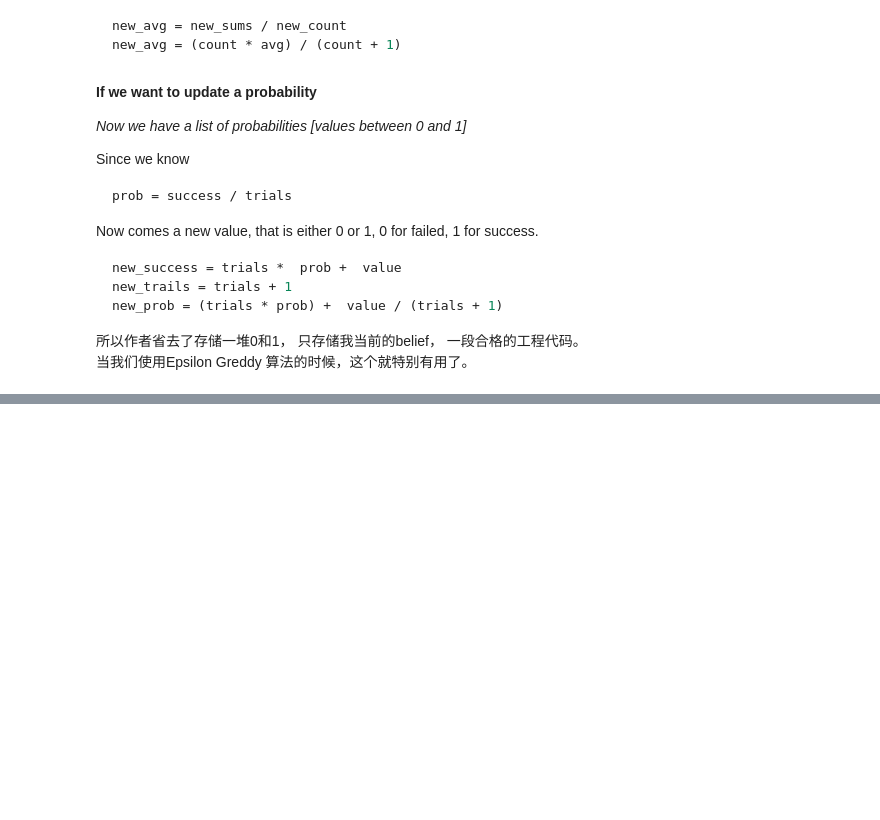
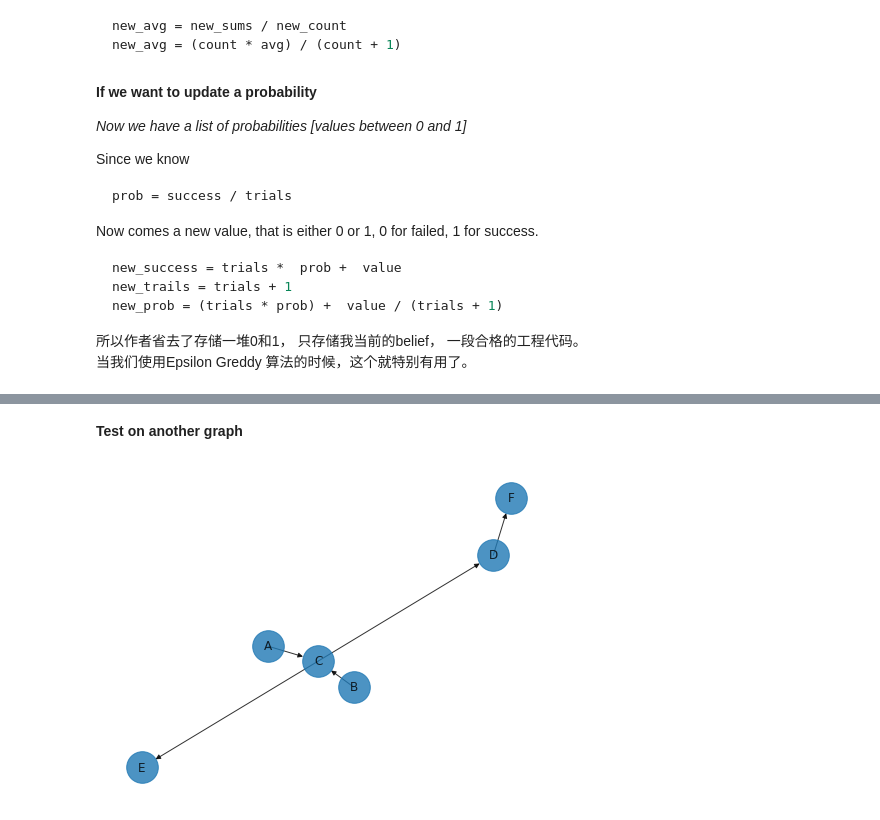
Before and after one commit to Kira1108/Bayesian_Study_Note, a Jupyter notebook: sampling_methods/sampling methods.ipynb, the cells around one changed output, grey strips where cells are left out. Saved outputs shown, nothing was run; the diff lists cells and outputs as text; code cells hidden in the pictures; blank space fills up the shorter version.

```diff
--- a/sampling_methods/sampling methods.ipynb
+++ b/sampling_methods/sampling methods.ipynb
@@ -200,0 +319,8 @@ for i in range(10000):
+# %% [markdown]
+**Test on another graph**
+# %%
+edge_list = [['A','C'],['B','C'],['C','D'],['C','E'],['D','F']]
+PGraph = ProbGraph(edge_list)
+PGraph.draw_full_graph()
+# %% [output]
+[figure, added]
```
Also changed, not shown: parts of 36 cells of this notebook.
